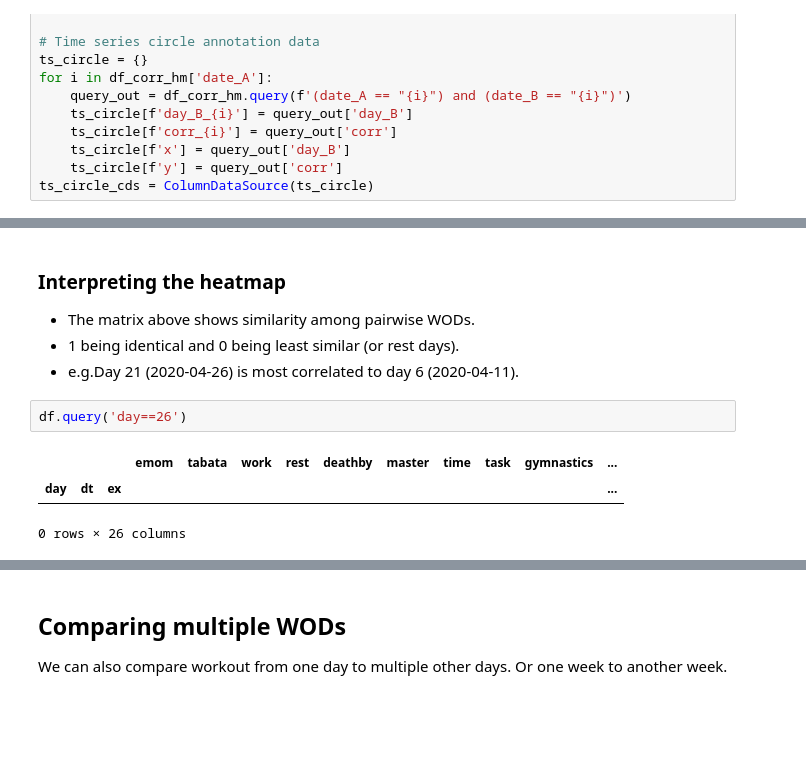
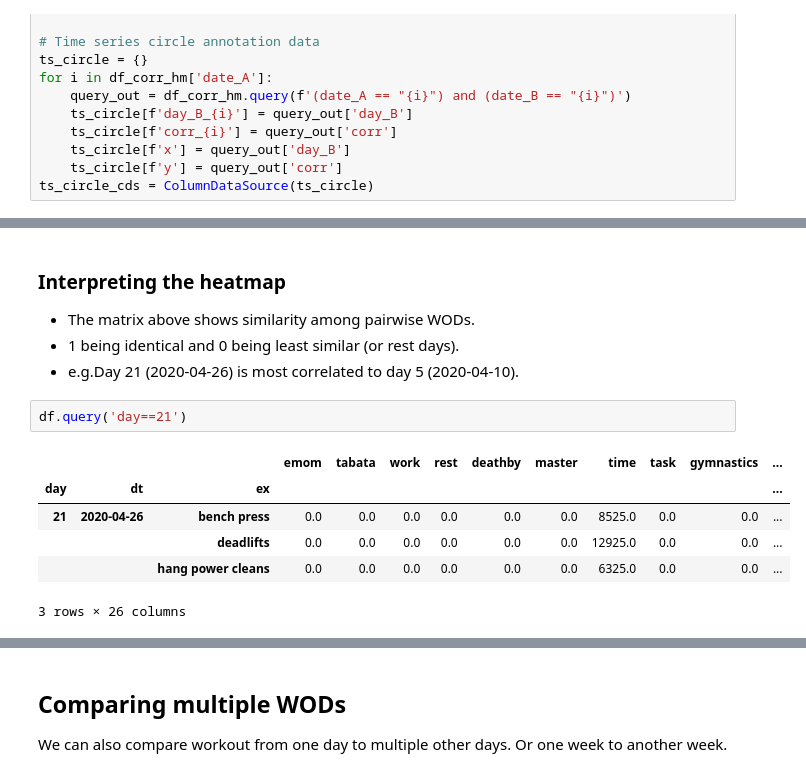
Before and after one commit to AI-AF/autowod, a Jupyter notebook: notebooks/hnlog.ipynb, the cells around one changed output, grey strips where cells are left out. Saved outputs shown, nothing was run; the diff lists cells and outputs as text; blank space fills up the shorter version.

```diff
--- a/notebooks/hnlog.ipynb
+++ b/notebooks/hnlog.ipynb
@@ -274,11 +274,14 @@ show(column(p1,column(datePicker, p2)))
 
 - The matrix above shows similarity among pairwise WODs.
 - 1 being identical and 0 being least similar (or rest days).
-- e.g.Day 21 (2020-04-26) is most correlated to day 6 (2020-04-11).
+- e.g.Day 21 (2020-04-26) is most correlated to day 5 (2020-04-10).
 # %%
-df.query('day==26')
+df.query('day==21')
 # %% [output]
 |  |  |  | emom | tabata | work | rest | deathby | master | time | task | gymnastics | ... |
 | day | dt | ex |  |  |  |  |  |  |  |  |  | ... |
+| 21 | 2020-04-26 | bench press | 0.0 | 0.0 | 0.0 | 0.0 | 0.0 | 0.0 | 8525.0 | 0.0 | 0.0 | ... |
+|  |  | deadlifts | 0.0 | 0.0 | 0.0 | 0.0 | 0.0 | 0.0 | 12925.0 | 0.0 | 0.0 | ... |
+|  |  | hang power cleans | 0.0 | 0.0 | 0.0 | 0.0 | 0.0 | 0.0 | 6325.0 | 0.0 | 0.0 | ... |
-0 rows × 26 columns
+3 rows × 26 columns
 # %%
```
Also changed, not shown: parts of 2 cells of this notebook.
